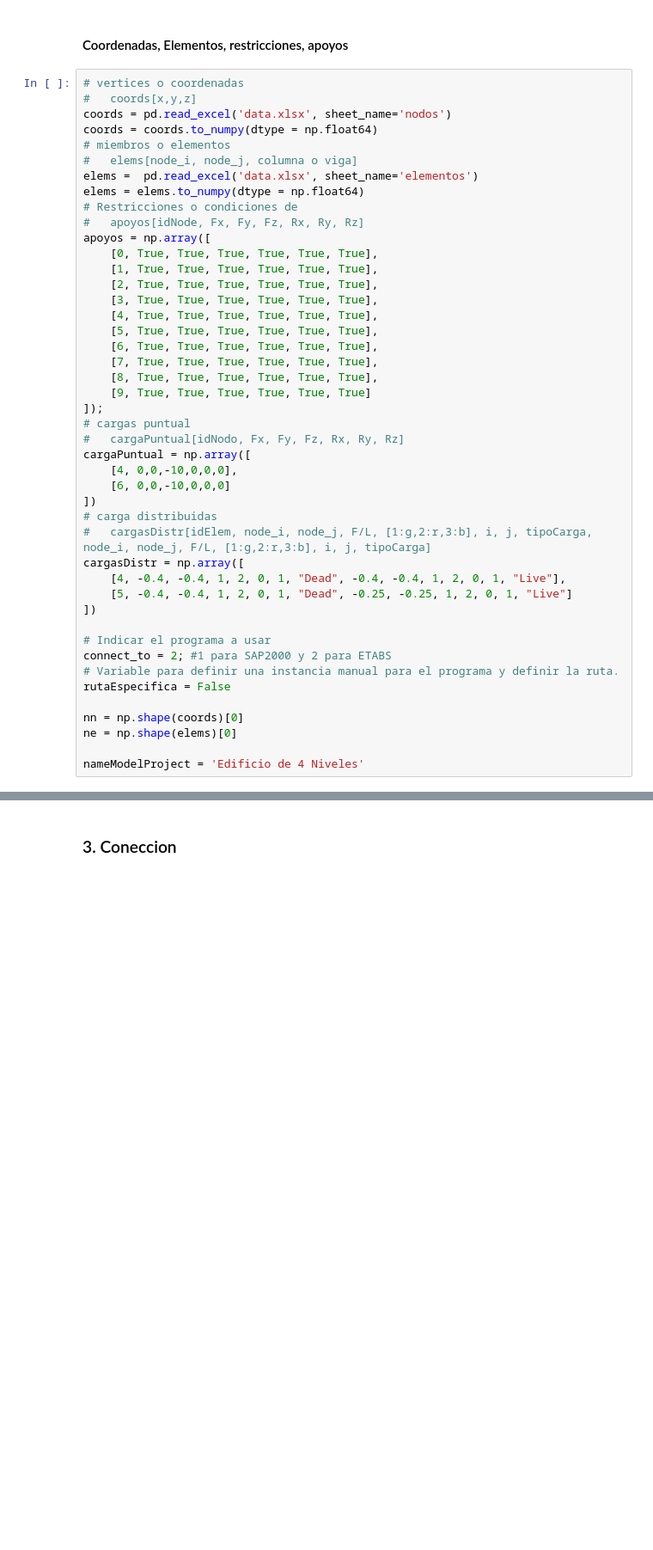
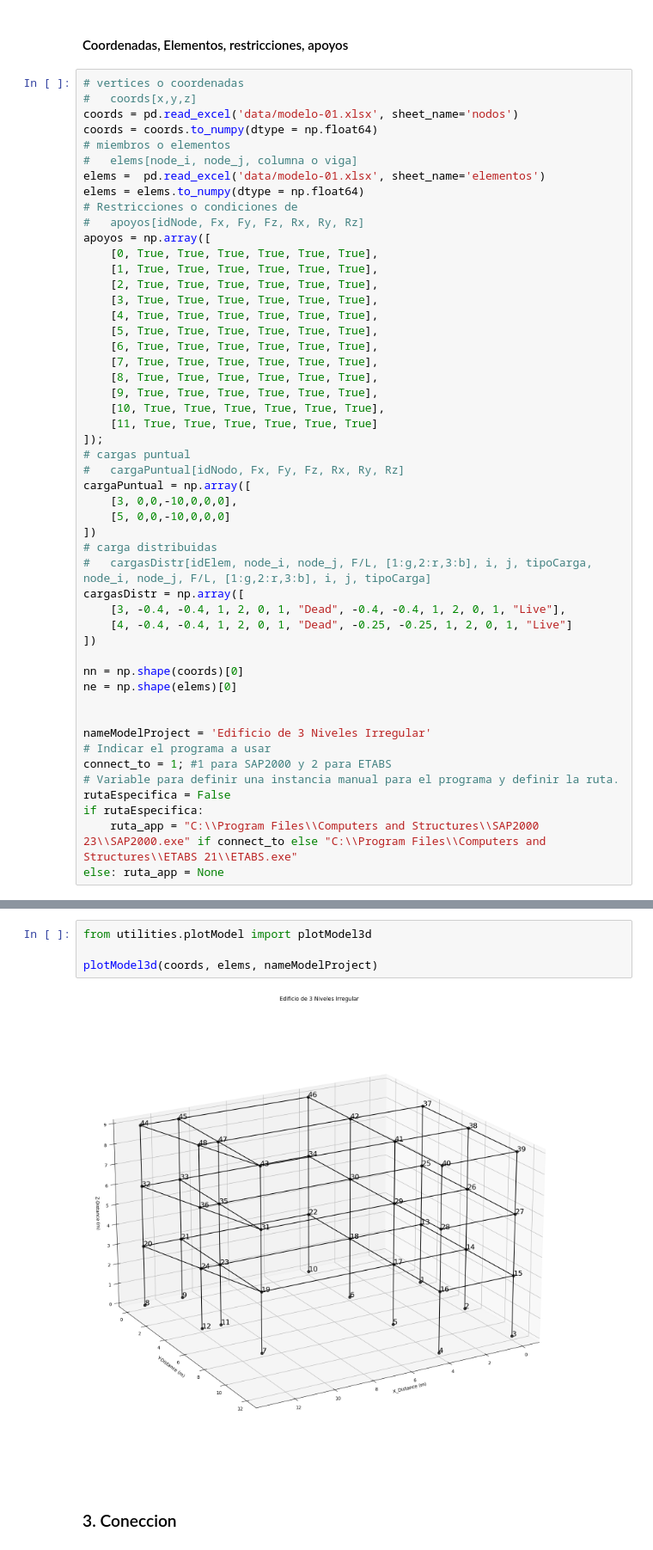
Before and after one commit to fjmucho/APICSiEtabsSAP2000, a Jupyter notebook: srcPython/mod07CSiAPI AnalisiModal y RespuestaEspectral.ipynb, the cells around one changed output, grey strips where cells are left out. Shown: that part at 86% size. Saved outputs shown, nothing was run; the diff lists cells and outputs as text; blank space fills up the shorter version.

```diff
--- a/srcPython/mod07CSiAPI AnalisiModal y RespuestaEspectral.ipynb
+++ b/srcPython/mod07CSiAPI AnalisiModal y RespuestaEspectral.ipynb
@@ -56,11 +56,11 @@ columnName = f'C{str(secColumnb)}x{str(secColumnh)}'
 # %%
 # vertices o coordenadas
 #   coords[x,y,z]
-coords = pd.read_excel('data.xlsx', sheet_name='nodos')
+coords = pd.read_excel('data/modelo-01.xlsx', sheet_name='nodos')
 coords = coords.to_numpy(dtype = np.float64)
 # miembros o elementos
 #   elems[node_i, node_j, columna o viga]
-elems =  pd.read_excel('data.xlsx', sheet_name='elementos')
+elems =  pd.read_excel('data/modelo-01.xlsx', sheet_name='elementos')
 elems = elems.to_numpy(dtype = np.float64)
 # Restricciones o condiciones de
 #   apoyos[idNode, Fx, Fy, Fz, Rx, Ry, Rz]
@@ -74,27 +74,32 @@ apoyos = np.array([
     [6, True, True, True, True, True, True],
     [7, True, True, True, True, True, True],
     [8, True, True, True, True, True, True],
-    [9, True, True, True, True, True, True]
+    [9, True, True, True, True, True, True],
+    [10, True, True, True, True, True, True],
+    [11, True, True, True, True, True, True]
 ]);
 # cargas puntual
 #   cargaPuntual[idNodo, Fx, Fy, Fz, Rx, Ry, Rz]
 cargaPuntual = np.array([
-    [4, 0,0,-10,0,0,0],
-    [6, 0,0,-10,0,0,0]
+    [3, 0,0,-10,0,0,0],
+    [5, 0,0,-10,0,0,0]
 ])
 # carga distribuidas
 #   cargasDistr[idElem, node_i, node_j, F/L, [1:g,2:r,3:b], i, j, tipoCarga, node_i, node_j, F/L, [1:g,2:r,3:b], i, j, tipoCarga]
 cargasDistr = np.array([
-    [4, -0.4, -0.4, 1, 2, 0, 1, "Dead", -0.4, -0.4, 1, 2, 0, 1, "Live"],
-    [5, -0.4, -0.4, 1, 2, 0, 1, "Dead", -0.25, -0.25, 1, 2, 0, 1, "Live"]
+    [3, -0.4, -0.4, 1, 2, 0, 1, "Dead", -0.4, -0.4, 1, 2, 0, 1, "Live"],
+    [4, -0.4, -0.4, 1, 2, 0, 1, "Dead", -0.25, -0.25, 1, 2, 0, 1, "Live"]
 ])
-
-# Indicar el programa a usar
-connect_to = 2; #1 para SAP2000 y 2 para ETABS
-# Variable para definir una instancia manual para el programa y definir la ruta.
-rutaEspecifica = False
 
 nn = np.shape(coords)[0]
 ne = np.shape(elems)[0]
 
-nameModelProject = 'Edificio de 4 Niveles'
+
+nameModelProject = 'Edificio de 3 Niveles Irregular'
+# Indicar el programa a usar
+connect_to = 1; #1 para SAP2000 y 2 para ETABS
+# Variable para definir una instancia manual para el programa y definir la ruta.
+rutaEspecifica = False
+if rutaEspecifica:
+    ruta_app = "C:\\Program Files\\Computers and Structures\\SAP2000 23\\SAP2000.exe" if connect_to else "C:\\Program Files\\Computers and Structures\\ETABS 21\\ETABS.exe"
+else: ruta_app = None
@@ -142,3 +106,9 @@ axes.grid()
+# %%
+from utilities.plotModel import plotModel3d
+
+plotModel3d(coords, elems, nameModelProject)
+# %% [output]
+[figure, added]
 # %% [markdown]
 ### 3. Coneccion
 # %%
```
Also changed, not shown: parts of 15 cells of this notebook, 5 other files.
